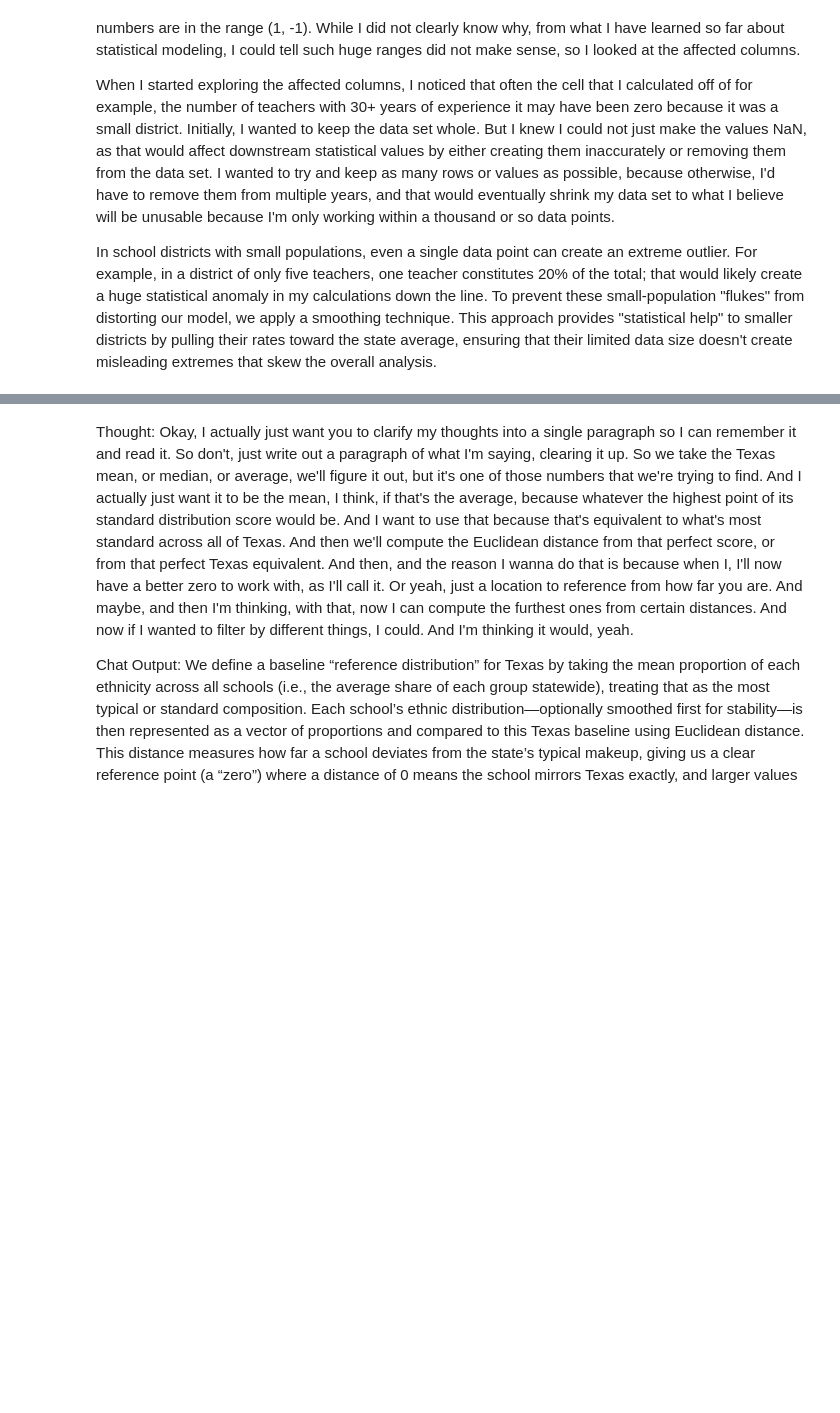
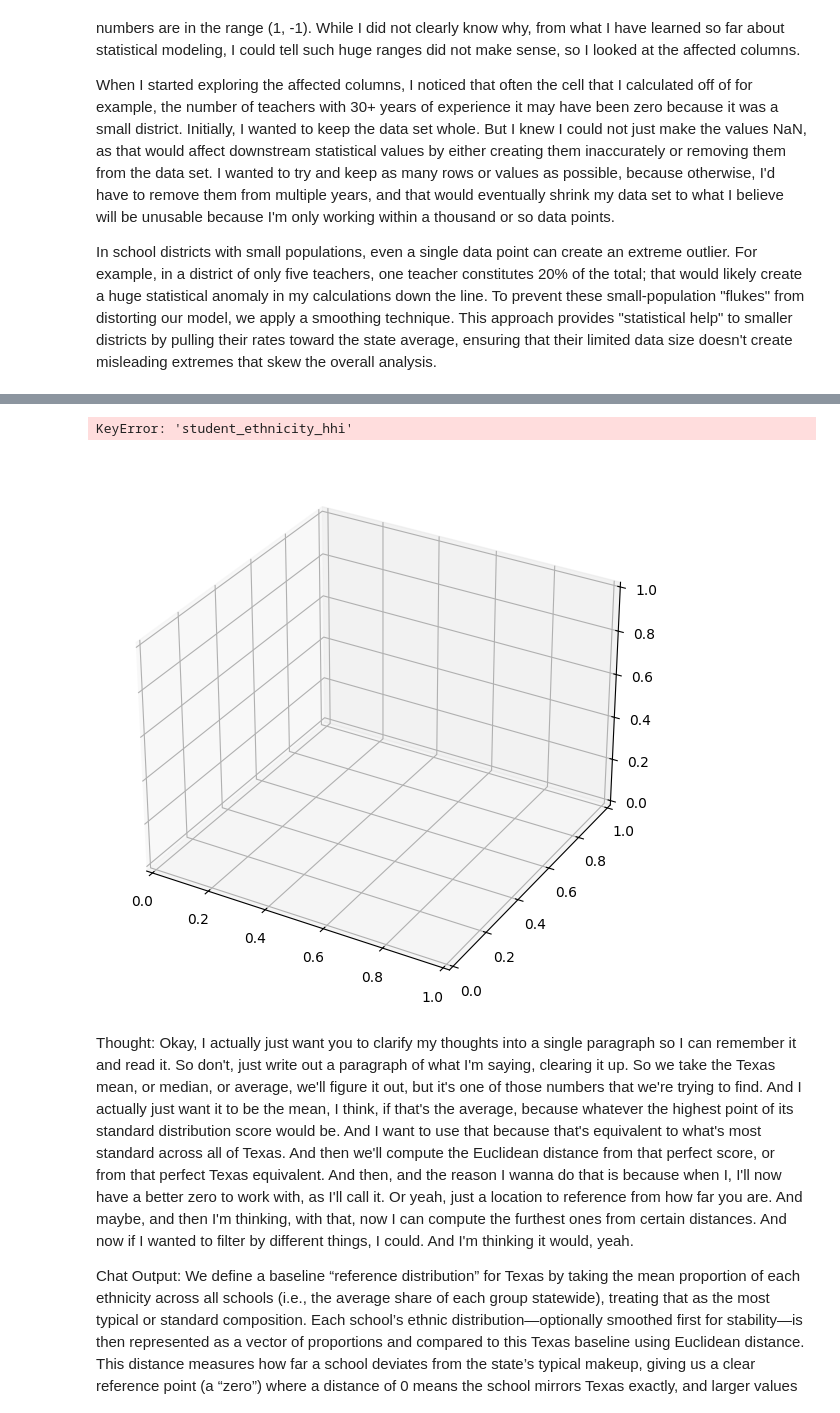
Before and after one commit to CristianS-D/Texas-Education-Data-Analysis, a Jupyter notebook: Clustering.ipynb, the cells around one changed output, grey strips where cells are left out. Drawn from its saved outputs; the diff is of its cells as text; code cells hidden in the pictures; blank space fills up the shorter version.

```diff
--- a/Clustering.ipynb
+++ b/Clustering.ipynb
@@ -337,31 +381,35 @@ sns.scatterplot(
 # %%
 fig = plt.figure(figsize=(10, 7))
 ax = fig.add_subplot(111, projection='3d')
 
 groups = pd.qcut(student_24['All Students Count'], q=6)
 
 scatter = ax.scatter(
+    #student_24['student_ethnicity_euclidean_distance'],
+    student_24['Econ Disadv Count_bbm_smoothed'],
     student_24['student_ethnicity_hhi'],
     student_24['At Risk Count_bbm_smoothed'],
-    student_24['student_ethnicity_euclidean_distance'],
 
 
 
     c=groups.cat.codes,
     cmap='viridis',
     alpha=0.9,        # slight transparency so overlapping points don't hide each other
     s=20              # smaller points, easier to see the shape of the cloud
 )
 
-ax.set_zlabel('Euclidean Distance', labelpad=10)
-ax.set_ylabel('At Risk (smoothed)', labelpad=10)
-ax.set_xlabel('Student HHI', labelpad=10)
+ax.set_zlabel('at risk', labelpad=10)
+ax.set_ylabel('student ethnic hhi', labelpad=10)
+ax.set_xlabel('Econ Disadv', labelpad=10)
 ax.set_title('District clustering view')
 
 fig.colorbar(scatter, ax=ax, label='District size group (0=smallest)')
 
 plt.tight_layout()
 plt.show()
+# %% [output]
+KeyError: 'student_ethnicity_hhi'
+[figure, added]
 # %%
 groups = pd.qcut(student_24['All Students Count'], q=6)
 
```
Also changed, not shown: parts of 23 cells of this notebook.
